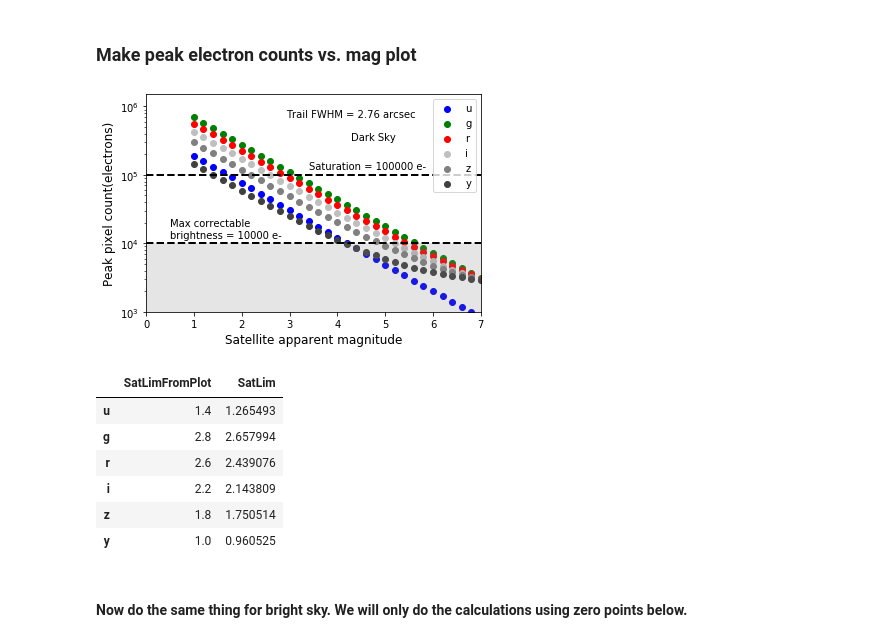
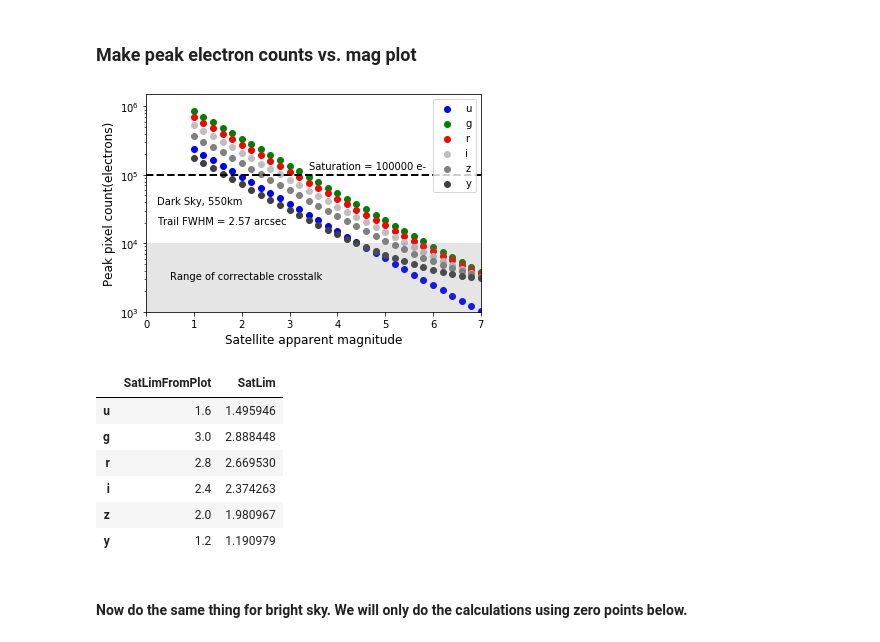
Before and after one commit to bxin/saturation_limit, a Jupyter notebook: saturation_limit_trail.ipynb, the cells around one changed output. Saved outputs shown, nothing was run; the diff lists cells and outputs as text; code cells hidden in the pictures.

Commit message:
use ratio from doublePeak profile

```diff
--- a/saturation_limit_trail.ipynb
+++ b/saturation_limit_trail.ipynb
@@ -62,0 +41,11 @@ dt = 0.2/(angularV/60*3600) # in seconds
+# %%
+f=10.3
+d=8.36
+pixel_size = 10 #micron
+plate_scale = 0.2
+e = 0.61
+seeing = 0.7
+zangle = 40
+
+#see doublePeak.ipynb
+[sii, fwhm_exp] = getSatSII(f,d,e, l1, l2, h, zangle, seeing, pixel_size, plate_scale)
@@ -87,0 +59,5 @@ print(sum(np.diag(img.array))*1.414)
+# %%
+aa = np.sum(sii,axis=0)
+idx = np.argmax(aa==max(aa))
+ratio = sum(aa[idx-4:idx+6])
+print('peak pixel flux/total flux = %.4f'%ratio)
@@ -218,53 +196,54 @@ pRatio = ratio
 colors = ['blue', 'green', 'red', '0.75', '0.50', '0.25']
 d_plot = pd.DataFrame(index=filterlist, columns=['SatLimFromPlot'], dtype='float')
 # %%
+magLow = 0
 fig, ax = plt.subplots()
 for i,f in enumerate(filterlist):
     mags = []
     npeaks = []
     flatsource = Sed()
     flatsource.setFlatSED(wavelen_min=system[f].wavelen_min, wavelen_max=system[f].wavelen_max,
                               wavelen_step=system[f].wavelen_step)
     adu = flatsource.calcADU(system[f], photParams=photParams_dt)
     adu0 = adu*pRatio #a m=0 start produces this adu0 in the center pixel
     for m in range(31):
-        mag = 1 + 0.2 * m
+        mag = magLow+1 + 0.2 * m
         mags.append(mag)
         npeak = adu0*10**(-mag/2.5)+m5.skyCounts[f]
         npeaks.append(npeak)
     plt.scatter(mags, npeaks, label=f, color=colors[i])
     #print(npeak)
     #break
     d_plot.SatLimFromPlot.loc[f] = mags[np.argmax(np.array(npeaks)<full_well)]
-plt.plot([0,7.0],[xtalk_limit, xtalk_limit], ls = '--', lw = 2, color='black')
-plt.text(0.5, xtalk_limit*1.80, "Max correctable", color = 'black')
-plt.text(0.5, xtalk_limit*1.20, "brightness = %d e-"%xtalk_limit, color = 'black')
-plt.plot([0,7.0],[full_well2, full_well2], ls = '--', lw = 2, color='black')
-plt.text(3.4, full_well2*1.20, "Saturation = %d e-"%full_well2, color = 'black')
-plt.text(0.45, 0.8, "Trail FWHM = %.2f arcsec"%fwhm, color = 'black', transform=fig.transFigure)
-plt.text(0.6, 0.72, "Dark Sky", color = 'black', transform=fig.transFigure)
+#plt.plot([magLow, magLow+7.0],[xtalk_limit, xtalk_limit], ls = '--', lw = 2, color='black')
+plt.text(magLow+0.5, xtalk_limit*0.3, "Range of correctable crosstalk", color = 'black')
+#plt.text(0.5, xtalk_limit*0.3, "crosstalk = %d e-"%xtalk_limit, color = 'black')
+plt.plot([magLow+0,magLow+7.0],[full_well2, full_well2], ls = '--', lw = 2, color='black')
+plt.text(magLow+3.4, full_well2*1.20, "Saturation = %d e-"%full_well2, color = 'black')
+plt.text(0.15, 0.43, "Trail FWHM = %.2f arcsec"%(fwhm_exp/pixel_size*plate_scale), color = 'black', transform=fig.transFigure)
+plt.text(0.15, 0.5, "Dark Sky, 550km", color = 'black', transform=fig.transFigure)
 plt.legend(loc='upper right')
-plt.fill_between([0,7.0], [xtalk_limit, xtalk_limit], facecolor='grey', alpha=0.2)
+plt.fill_between([magLow+0,magLow+7.0], [xtalk_limit, xtalk_limit], facecolor='grey', alpha=0.2)
 plt.yscale('log')
-plt.xlim(0,7.0)
+plt.xlim(magLow+0,magLow+7.0)
 plt.ylim(1e3, 1.5e6)
 #plt.grid()
 plt.xlabel('Satellite apparent magnitude', fontsize=12)
 plt.ylabel('Peak pixel count(electrons)', fontsize=12);
-plt.savefig('Peak_count_by_band_trail_darkSky.pdf')
+plt.savefig('Peak_count_by_band_550km_darkSky.pdf')
 # %% [output]
-[figure, old version]
+[figure, new version]
 # %%
 #check consistency with above calculations.
 d_plot.join(d)
 # %% [output]
 |  | SatLimFromPlot | SatLim |
-| u | 1.4 | 1.265493 |
-| g | 2.8 | 2.657994 |
-| r | 2.6 | 2.439076 |
-| i | 2.2 | 2.143809 |
-| z | 1.8 | 1.750514 |
-| y | 1.0 | 0.960525 |
+| u | 1.6 | 1.495946 |
+| g | 3.0 | 2.888448 |
+| r | 2.8 | 2.669530 |
+| i | 2.4 | 2.374263 |
+| z | 2.0 | 1.980967 |
+| y | 1.2 | 1.190979 |
 # %% [markdown]
 #### Now do the same thing for bright sky. We will only do the calculations using zero points below.
 # %%
```
Also changed, not shown: parts of 16 cells of this notebook, 11 other files.
